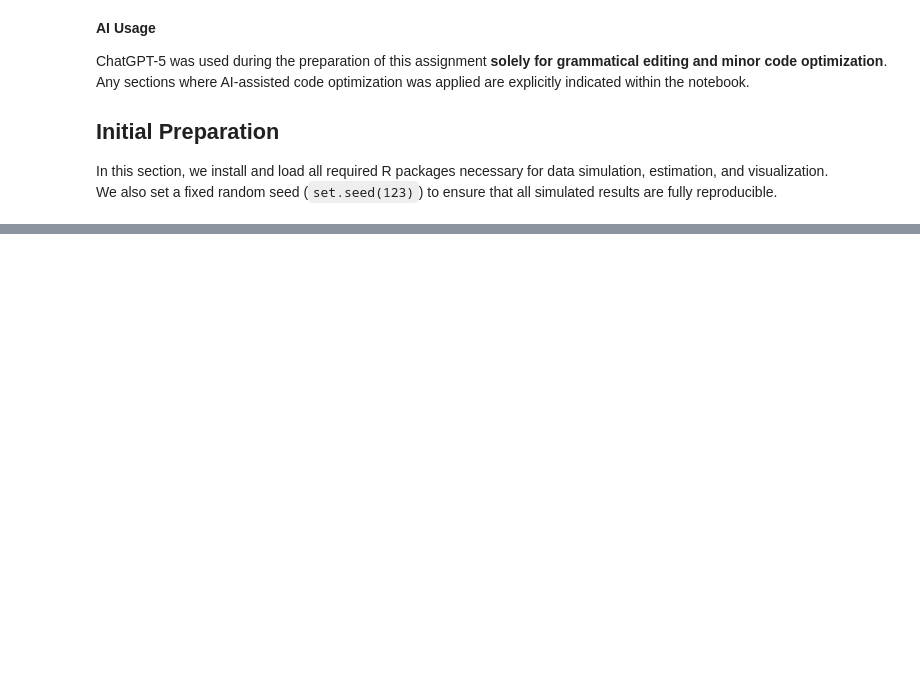
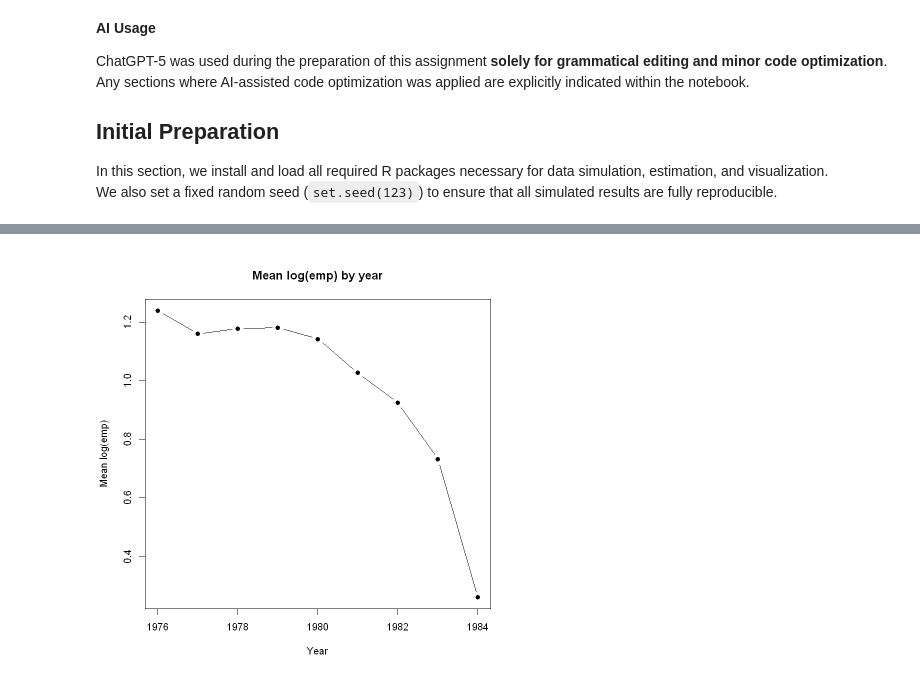
Before and after one commit to 52804407/Advanced_Econometrics_Pasz_Dohnal_Tom-, a Jupyter notebook: AE_HW3_Group27_Pasz_Dohnal_Gabriel.ipynb, the cells around one changed output, grey strips where cells are left out. Cells and saved outputs as stored; diff of their text form; code cells hidden in the pictures; blank space fills up the shorter version.

```diff
--- a/AE_HW3_Group27_Pasz_Dohnal_Gabriel.ipynb
+++ b/AE_HW3_Group27_Pasz_Dohnal_Gabriel.ipynb
@@ -117,0 +137,80 @@ F-statistic: 268.519 on 5 and 746 DF, p-value: < 2.22e-16
+# %%
+summary(EmplUKp$log_emp)
+
+bw <- data.frame(
+  firm    = index(EmplUKp)$firm,
+  year    = index(EmplUKp)$year,
+  log_emp = EmplUKp$log_emp
+)
+
+firm_mean <- ave(bw$log_emp, bw$firm, FUN = mean, na.rm = TRUE)
+bw$within_dev <- bw$log_emp - firm_mean
+
+cat("Var(log_emp):", var(bw$log_emp, na.rm = TRUE), "\n")
+cat("Between (firm means):", var(firm_mean, na.rm = TRUE), "\n")
+cat("Within (deviations):", var(bw$within_dev, na.rm = TRUE), "\n")
+
+avg_by_year <- tapply(EmplUKp$log_emp, index(EmplUKp)$year, mean, na.rm = TRUE)
+years <- as.numeric(names(avg_by_year))
+
+## White background (R base)
+par(bg = "white")
+
+## For debugging
+stopifnot("log_emp" %in% names(EmplUKp))
+
+idx <- index(EmplUKp)
+
+bw <- data.frame(
+  firm    = as.character(idx$firm),
+  year    = as.numeric(as.character(idx$year)),
+  log_emp = as.numeric(EmplUKp$log_emp)
+)
+
+## Firm means / within deviations
+firm_mean <- ave(bw$log_emp, bw$firm, FUN = function(x) mean(x, na.rm = TRUE))
+bw$within_dev <- bw$log_emp - firm_mean
+
+cat("Var(log_emp):", var(bw$log_emp, na.rm = TRUE), "\n")
+cat("Between (firm means):", var(firm_mean, na.rm = TRUE), "\n")
+cat("Within (deviations):", var(bw$within_dev, na.rm = TRUE), "\n")
+
+## Mean log(emp) by year
+avg_by_year <- tapply(bw$log_emp, bw$year, mean, na.rm = TRUE)
+years <- as.numeric(names(avg_by_year))
+
+plot(
+  years, as.numeric(avg_by_year),
+  type = "b",
+  col  = "black",
+  pch  = 16,
+  xlab = "Year",
+  ylab = "Mean log(emp)",
+  main = "Mean log(emp) by year"
+)
+
+## Spaghetti plot for sample firms
+set.seed(123)
+sample_firms <- sample(unique(bw$firm), 12)
+
+tmp <- bw[bw$firm %in% sample_firms, ]
+tmp <- tmp[order(tmp$firm, tmp$year), ]
+
+plot(
+  tmp$year, tmp$log_emp,
+  col  = as.numeric(factor(tmp$firm)),
+  pch  = 16,
+  xlab = "Year",
+  ylab = "log(emp)",
+  main = "log(emp) for sample of firms"
+)
+
+legend(
+  "topleft",
+  legend = levels(factor(tmp$firm)),
+  col    = seq_along(levels(factor(tmp$firm))),
+  pch    = 16,
+  cex    = 0.6,
+  bty    = "n"
+)
+# %% [output]
@@ -117,0 +229 @@ F-statistic: 268.519 on 5 and 746 DF, p-value: < 2.22e-16
+[figure, added]
```
Also changed, not shown: parts of 11 cells of this notebook.
